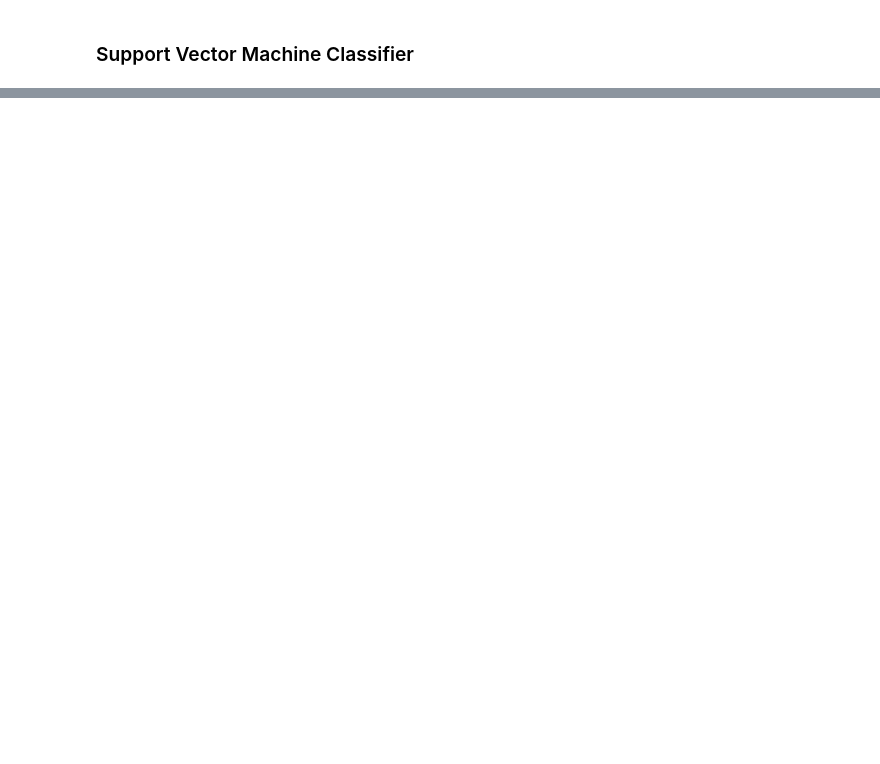
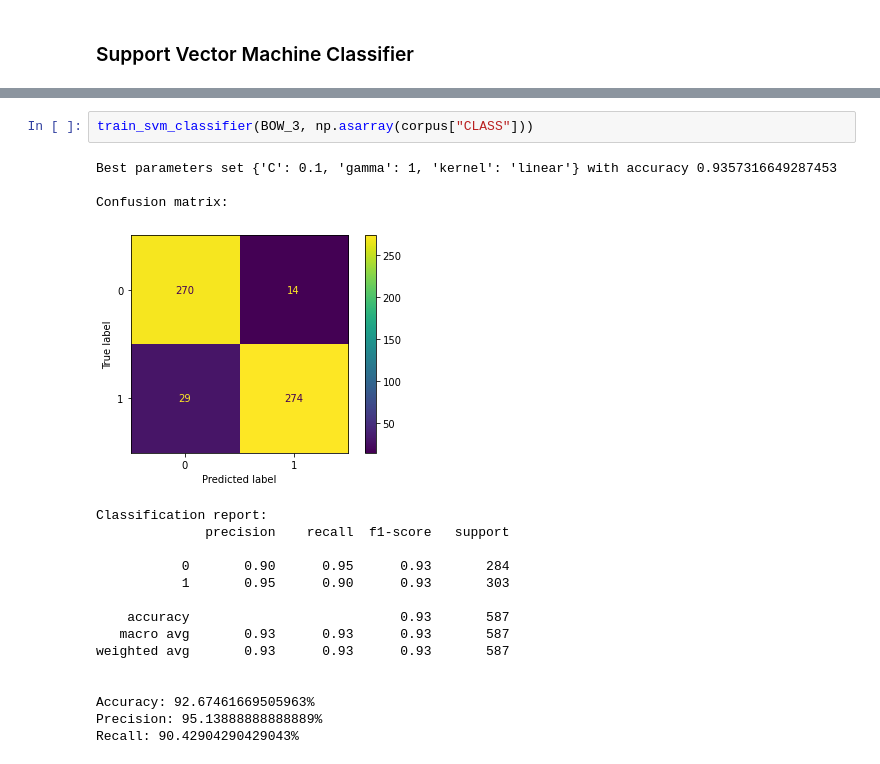
Before and after one commit to padieul/yt_spam_scanner, a Jupyter notebook: models/svm.ipynb, the cells around one changed output, grey strips where cells are left out. Saved outputs shown, nothing was run; the diff lists cells and outputs as text; blank space fills up the shorter version.

```diff
--- a/models/svm.ipynb
+++ b/models/svm.ipynb
@@ -279,0 +231,21 @@ UnpicklingError: invalid load key, '\x01'.
+# %%
+train_svm_classifier(BOW_3, np.asarray(corpus["CLASS"]))
+# %% [output]
+Best parameters set {'C': 0.1, 'gamma': 1, 'kernel': 'linear'} with accuracy 0.9357316649287453
+
+Confusion matrix:
+[figure, added]
+Classification report:
+              precision    recall  f1-score   support
+
+           0       0.90      0.95      0.93       284
+           1       0.95      0.90      0.93       303
+
+    accuracy                           0.93       587
+   macro avg       0.93      0.93      0.93       587
+weighted avg       0.93      0.93      0.93       587
+
+
+Accuracy: 92.67461669505963%
+Precision: 95.13888888888889%
+Recall: 90.42904290429043%
```
Also changed, not shown: parts of 21 cells of this notebook, 17 other files.
